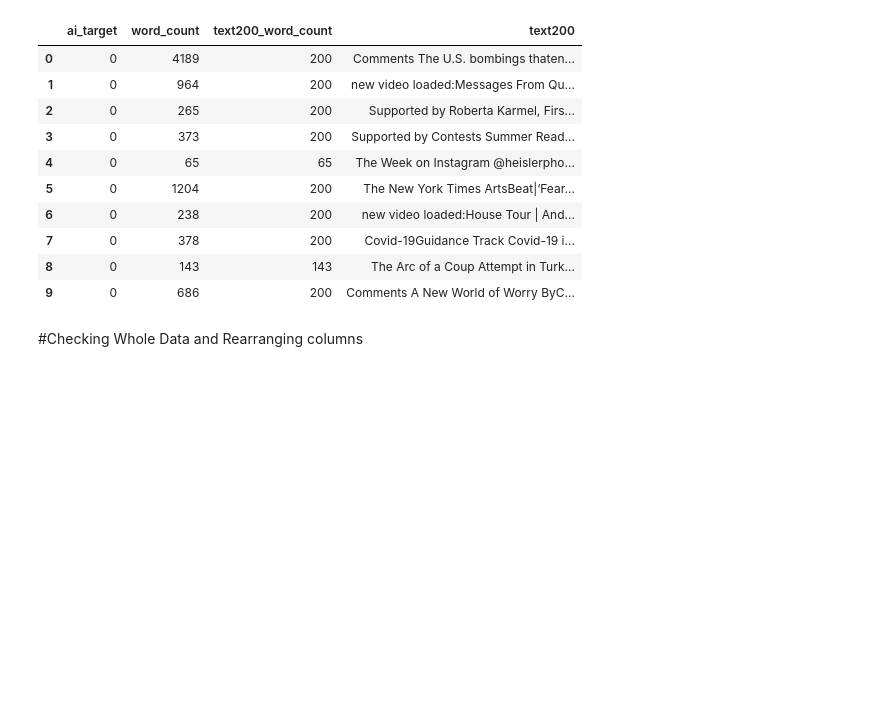
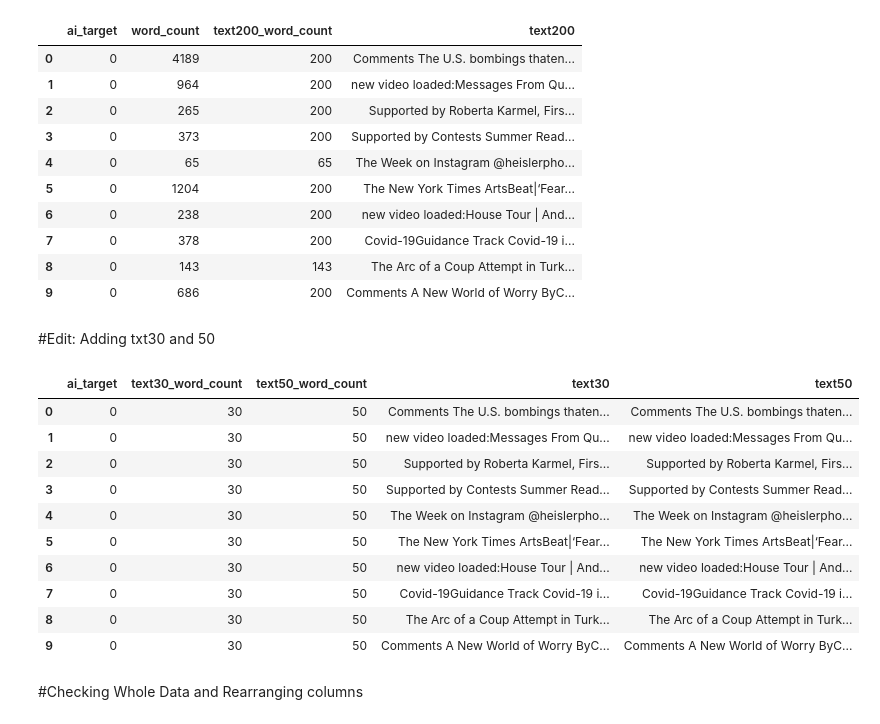
Before and after one commit to yernarbakatay/Human-vs-AI-generated-Text-Detection, a Jupyter notebook: CSE881_Project_Preprocessing.ipynb, the cells around one changed output. Cells and saved outputs as stored; diff of their text form; code cells hidden in the pictures; blank space fills up the shorter version.

```diff
--- a/CSE881_Project_Preprocessing.ipynb
+++ b/CSE881_Project_Preprocessing.ipynb
@@ -270,6 +284,49 @@ Remaining records: 48488
 | 7 | 0 | 378 | 200 | Covid-19Guidance Track Covid-19 i... |
 | 8 | 0 | 143 | 143 | The Arc of a Coup Attempt in Turk... |
 | 9 | 0 | 686 | 200 | Comments A New World of Worry ByC... |
+# %% [markdown]
+#Edit: Adding txt30 and 50
+# %%
+# Function to extract the required 30 words based on ai_target
+def extract_text30(row):
+    words = str(row['text']).split()
+    if row['ai_target'] == 0:
+        # First 30 words
+        return ' '.join(words[:30])
+    else:
+        # Skip first 100 words, take the next 30 words
+        return ' '.join(words[100:130])
+
+# Function to extract the required 50 words based on ai_target
+def extract_text50(row):
+    words = str(row['text']).split()
+    if row['ai_target'] == 0:
+        # First 50 words
+        return ' '.join(words[:50])
+    else:
+        # Skip first 100 words, take the next 50 words
+        return ' '.join(words[100:150])
+
+# Apply the functions
+new_df['text30'] = new_df.apply(extract_text30, axis=1)
+new_df['text30_word_count'] = new_df['text30'].apply(lambda x: len(str(x).split()))
+
+new_df['text50'] = new_df.apply(extract_text50, axis=1)
+new_df['text50_word_count'] = new_df['text50'].apply(lambda x: len(str(x).split()))
+
+display(new_df[['ai_target', 'text30_word_count', 'text50_word_count', 'text30', 'text50']].head(10))
+# %% [output]
+|  | ai_target | text30_word_count | text50_word_count | text30 | text50 |
+| 0 | 0 | 30 | 50 | Comments The U.S. bombings thaten... | Comments The U.S. bombings thaten... |
+| 1 | 0 | 30 | 50 | new video loaded:Messages From Qu... | new video loaded:Messages From Qu... |
+| 2 | 0 | 30 | 50 | Supported by Roberta Karmel, Firs... | Supported by Roberta Karmel, Firs... |
+| 3 | 0 | 30 | 50 | Supported by Contests Summer Read... | Supported by Contests Summer Read... |
+| 4 | 0 | 30 | 50 | The Week on Instagram @heislerpho... | The Week on Instagram @heislerpho... |
+| 5 | 0 | 30 | 50 | The New York Times ArtsBeat|‘Fear... | The New York Times ArtsBeat|‘Fear... |
+| 6 | 0 | 30 | 50 | new video loaded:House Tour | And... | new video loaded:House Tour | And... |
+| 7 | 0 | 30 | 50 | Covid-19Guidance Track Covid-19 i... | Covid-19Guidance Track Covid-19 i... |
+| 8 | 0 | 30 | 50 | The Arc of a Coup Attempt in Turk... | The Arc of a Coup Attempt in Turk... |
+| 9 | 0 | 30 | 50 | Comments A New World of Worry ByC... | Comments A New World of Worry ByC... |
 # %% [markdown]
 #Checking Whole Data and Rearranging columns
 # %%
```
Also changed, not shown: parts of 6 cells of this notebook.
